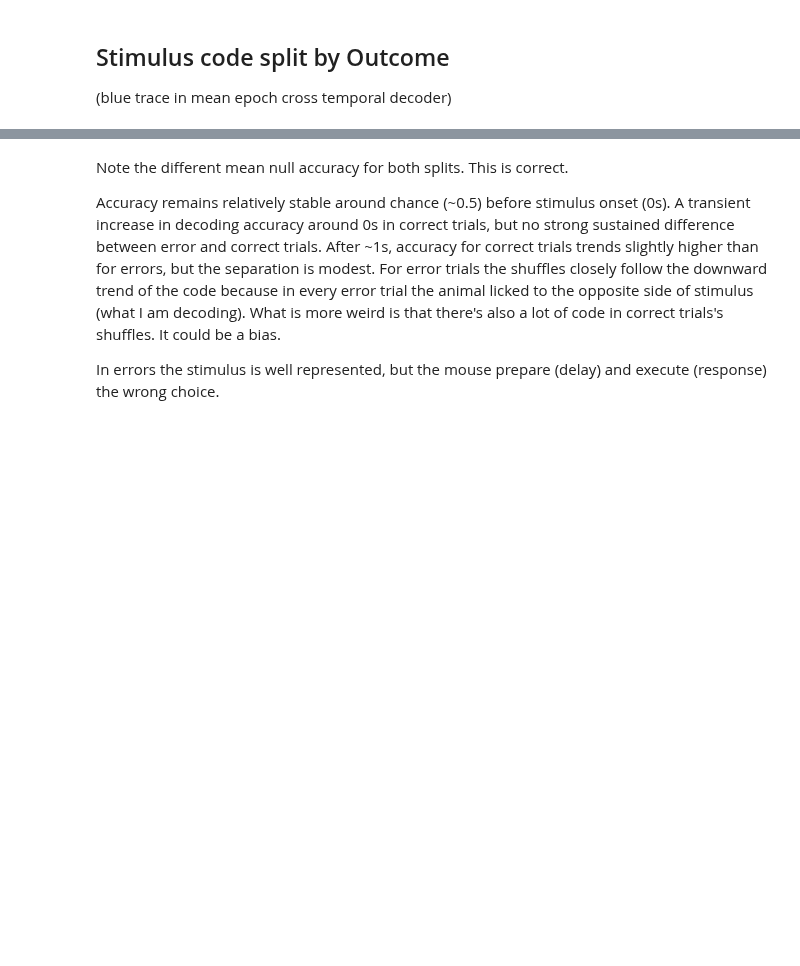
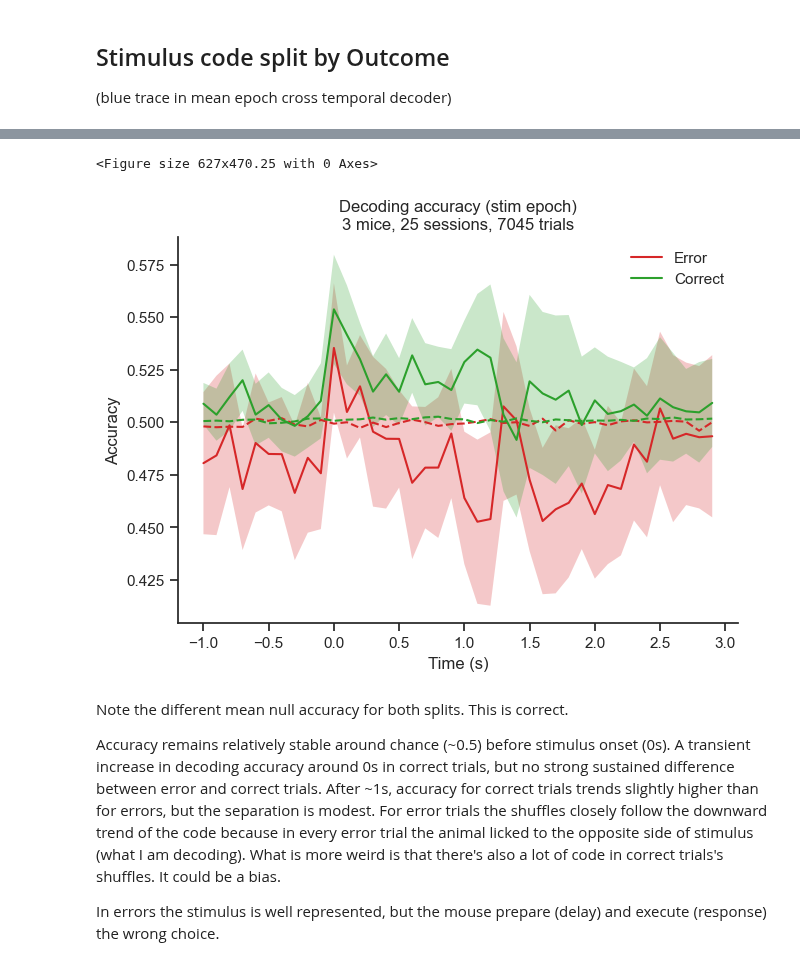
Before and after one commit to 3leni0n/PycharmProjects, a Jupyter notebook: ephys/decoder/notebook.ipynb, the cells around one changed output, grey strips where cells are left out. Saved outputs shown, nothing was run; the diff lists cells and outputs as text; code cells hidden in the pictures; blank space fills up the shorter version.

```diff
--- a/ephys/decoder/notebook.ipynb
+++ b/ephys/decoder/notebook.ipynb
@@ -156,7 +156,8 @@ for subj in subjects:
     if compute:  # Run mean cross decoder across sessions
         results = mean_decoder(kind='cross', save=True)
     else:  # Load mean within decoder results across sessions
-        filename = 'stim_cross_hit_only_engaged_(resp aligned).pkl'
+        filename = 'stim_cross_hit_only_engaged.pkl'
+        # filename = 'stim_cross_hit_only_engaged_(resp aligned).pkl'
         path = Path(folder_parent / subj / filename)
         with open(path, 'rb') as f:
             results = pickle.load(f)
@@ -175,7 +176,7 @@ for subj in subjects:
 
 # Plot mean within decoder results across mice
 plt.figure(constrained_layout=True, figsize=figsize)
-plot_mean_cross_decoder(mean_results, align='resp', z_null=True)
+plot_mean_cross_decoder(mean_results, align='stim', z_null=True)
 n_sessions = len(mean_results['acc'])
 n_trials = np.sum([mean_results['acc'][i].shape[0] for i in range(len(mean_results['acc']))])
 plt.title(f'Decoding accuracy\n'
@@ -189,35 +187,0 @@ Text(0.5, 1.0, 'Decoding accuracy\n3 mice, 25 sessions, 5508 trials')
-# %%
-figsize = fig_size(n_cols=1)
-
-keys = ['acc', 'acc_null', 'pred', 'pred_err']
-mean_results = {k: [] for k in keys}
-
-for subj in subjects:
-
-    if compute:  # Run mean cross decoder across sessions
-        results = mean_decoder(kind='cross', save=True)
-    else:  # Load mean within decoder results across sessions
-        filename = 'stim_cross_hit_only_engaged.pkl'
-        path = Path(folder_parent / subj / filename)
-        with open(path, 'rb') as f:
-            results = pickle.load(f)
-
-    for k in keys:
-        mean_results[k].extend(results.get(k, []))
-        mean_results['bins'] = results['bins']
-
-    # # Plot mean cross decoder results across sessions for each subject
-    # plt.figure(constrained_layout=True, figsize=figsize)
-    # plot_mean_cross_decoder(results, z_null=True)
-    # n_sessions = len(results['acc'])
-    # n_trials = np.sum([results['acc'][i].shape[0] for i in range(len(results['acc']))])
-    # plt.title(f'Decoding accuracy\n'
-    #           f'{subj}, {n_sessions} sessions, {n_trials} trials')
-
-# Plot mean within decoder results across mice
-plt.figure(constrained_layout=True, figsize=figsize)
-plot_mean_cross_decoder(mean_results, z_null=True)
-n_sessions = len(mean_results['acc'])
-n_trials = np.sum([mean_results['acc'][i].shape[0] for i in range(len(mean_results['acc']))])
-plt.title(f'Decoding accuracy\n'
-          f'{len(subjects)} mice, {n_sessions} sessions, {n_trials} trials')
@@ -401,3 +324,8 @@ Text(0.5, 1.0, 'Decoding accuracy\n3 mice, 25 sessions, 7045 trials')
+# %%
+plot_mean_decoder_subjects_split(subjects, folder_parent, compute=False, epoch='stim', split_by='Hit', engagement=1, n_shuffles=100, save=False)
+# %% [output]
+<Figure size 627x470.25 with 0 Axes>
+[figure, added]
 # %% [markdown]
 Note the different mean null accuracy for both splits. This is correct.
 
```
Also changed, not shown: parts of 9 cells of this notebook, 3 other files.
